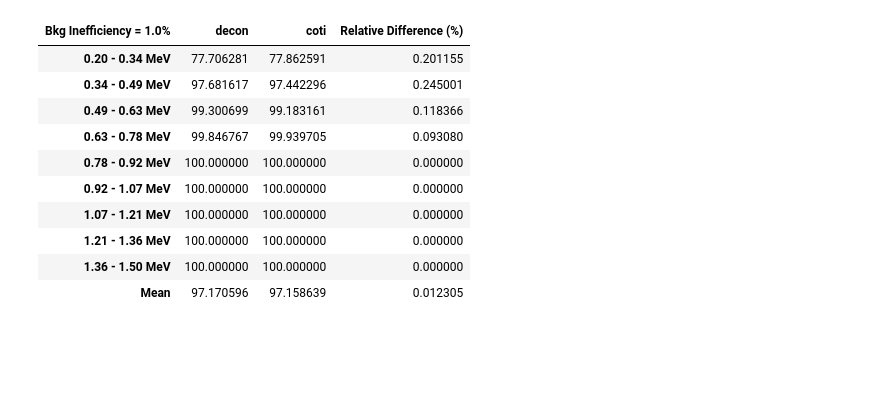
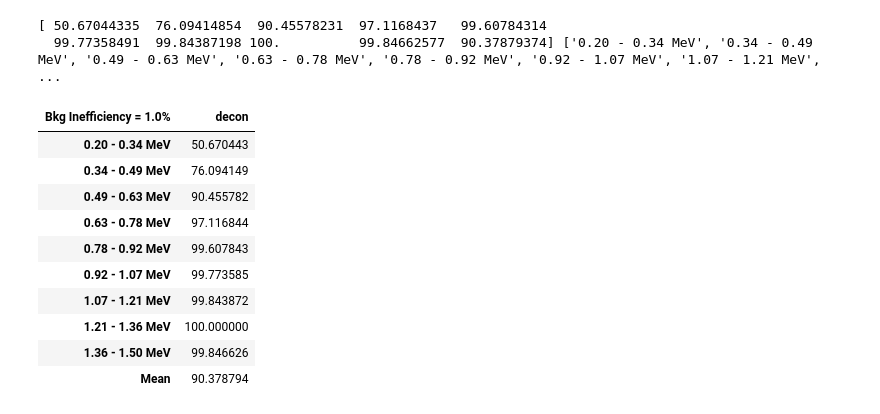
Before and after one commit to jack595/sk_DSNB, a Jupyter notebook: PSD_LoweE/StudyPredictOutput.ipynb, the cells around one changed output. Saved outputs shown, nothing was run; the diff lists cells and outputs as text; code cells hidden in the pictures; blank space fills up the shorter version.

```diff
--- a/PSD_LoweE/StudyPredictOutput.ipynb
+++ b/PSD_LoweE/StudyPredictOutput.ipynb
@@ -120,7 +129,7 @@ for i_option, calib_option in enumerate(dir_diff_option_for_events.keys()):
             color = None
         plt.figure()
         dir_events_in_quench_bins = {}
-        index_equen = (dir_diff_option_for_events[calib_option]["equen"]<equen_bins[i_equen_bin+1]) & (dir_diff_option_for_events[calib_option]["equen"]>equen_bins[i_equen_bin])
+        index_equen = (dir_diff_option_for_events[calib_option][key_Energy]<equen_bins[i_equen_bin+1]) & (dir_diff_option_for_events[calib_option][key_Energy]>equen_bins[i_equen_bin])
         for key in dir_diff_option_for_events[calib_option].keys():
             dir_events_in_quench_bins[key] = dir_diff_option_for_events[calib_option][key][index_equen]
         (n0, n1)=PlotPredictDistribution(dir_events_in_quench_bins,
@@ -172,37 +179,41 @@ plt.savefig(path_sav_fig+"Signal_eff_diff_equen.png")
 # %%
 %precision 8
 import pandas as pd
 # from pd.table.plotting import table
 # ax = plt.subplot(111,frameon=False)
 v_label = []
 v_keys = list(dir_v_eff_sig.keys())
 for key in v_keys:
     if dir_v_eff_sig[key][-1]!=np.mean(dir_v_eff_sig[key]):
         dir_v_eff_sig[key].append(np.mean(dir_v_eff_sig[key]))
 for i in range(len(equen_bins)-1):
     v_label.append(f"{equen_bins[i]:.2f} - {equen_bins[i+1]:.2f} MeV")
 v_label.append("Mean")
 # pd.set_option('precision', 3)
-eff_sig_decon = np.array(dir_v_eff_sig[v_keys[0]],dtype="float64")*100
-eff_sig_coti = np.array(dir_v_eff_sig[v_keys[1]],dtype="float64")*100
-df = pd.DataFrame([eff_sig_decon,eff_sig_coti, 100*np.abs(eff_sig_coti-eff_sig_decon)/eff_sig_decon],
-        columns=v_label, index=list(dir_v_eff_sig.keys())+["Relative Difference (%)"] )
-# df.style.set_caption("Background Inefficiency")
-# df.round(2)
+if compare_with_coti:
+    eff_sig_decon = np.array(dir_v_eff_sig[v_keys[0]],dtype="float64")*100
+    eff_sig_coti = np.array(dir_v_eff_sig[v_keys[1]],dtype="float64")*100
+    df = pd.DataFrame([eff_sig_decon,eff_sig_coti, 100*np.abs(eff_sig_coti-eff_sig_decon)/eff_sig_decon],
+            columns=v_label, index=list(dir_v_eff_sig.keys())+["Relative Difference (%)"] )
+else:
+    eff_sig_decon = np.array(dir_v_eff_sig[v_keys[0]],dtype="float64")*100
+    print(eff_sig_decon, v_label)
+    df = pd.DataFrame([eff_sig_decon],
+                      columns=v_label, index=list(dir_v_eff_sig.keys()))
+
 df.T.columns.name = f'Bkg Inefficiency = {certain_eff_bkg*100}%'
-# ax.xaxis.set_visible(False)  # hide the x axis
-# ax.yaxis.set_visible(False)  # hide the y axis
-# pd.plotting.table(ax, df.T)
 df.T
 # %% [output]
+[ 50.67044335  76.09414854  90.45578231  97.1168437   99.60784314
+  99.77358491  99.84387198 100.          99.84662577  90.37879374] ['0.20 - 0.34 MeV', '0.34 - 0.49 MeV', '0.49 - 0.63 MeV', '0.63 - 0.78 MeV', '0.78 - 0.92 MeV', '0.92 - 1.07 MeV', '1.07 - 1.21 MeV', ...
-| Bkg Inefficiency = 1.0% | decon | coti | Relative Difference (%) |
-| 0.20 - 0.34 MeV | 77.706281 | 77.862591 | 0.201155 |
-| 0.34 - 0.49 MeV | 97.681617 | 97.442296 | 0.245001 |
-| 0.49 - 0.63 MeV | 99.300699 | 99.183161 | 0.118366 |
-| 0.63 - 0.78 MeV | 99.846767 | 99.939705 | 0.093080 |
-| 0.78 - 0.92 MeV | 100.000000 | 100.000000 | 0.000000 |
-| 0.92 - 1.07 MeV | 100.000000 | 100.000000 | 0.000000 |
-| 1.07 - 1.21 MeV | 100.000000 | 100.000000 | 0.000000 |
-| 1.21 - 1.36 MeV | 100.000000 | 100.000000 | 0.000000 |
-| 1.36 - 1.50 MeV | 100.000000 | 100.000000 | 0.000000 |
-| Mean | 97.170596 | 97.158639 | 0.012305 |
+| Bkg Inefficiency = 1.0% | decon |
+| 0.20 - 0.34 MeV | 50.670443 |
+| 0.34 - 0.49 MeV | 76.094149 |
+| 0.49 - 0.63 MeV | 90.455782 |
+| 0.63 - 0.78 MeV | 97.116844 |
+| 0.78 - 0.92 MeV | 99.607843 |
+| 0.92 - 1.07 MeV | 99.773585 |
+| 1.07 - 1.21 MeV | 99.843872 |
+| 1.21 - 1.36 MeV | 100.000000 |
+| 1.36 - 1.50 MeV | 99.846626 |
+| Mean | 90.378794 |
```
Also changed, not shown: parts of 5 cells of this notebook, 50 other files.
